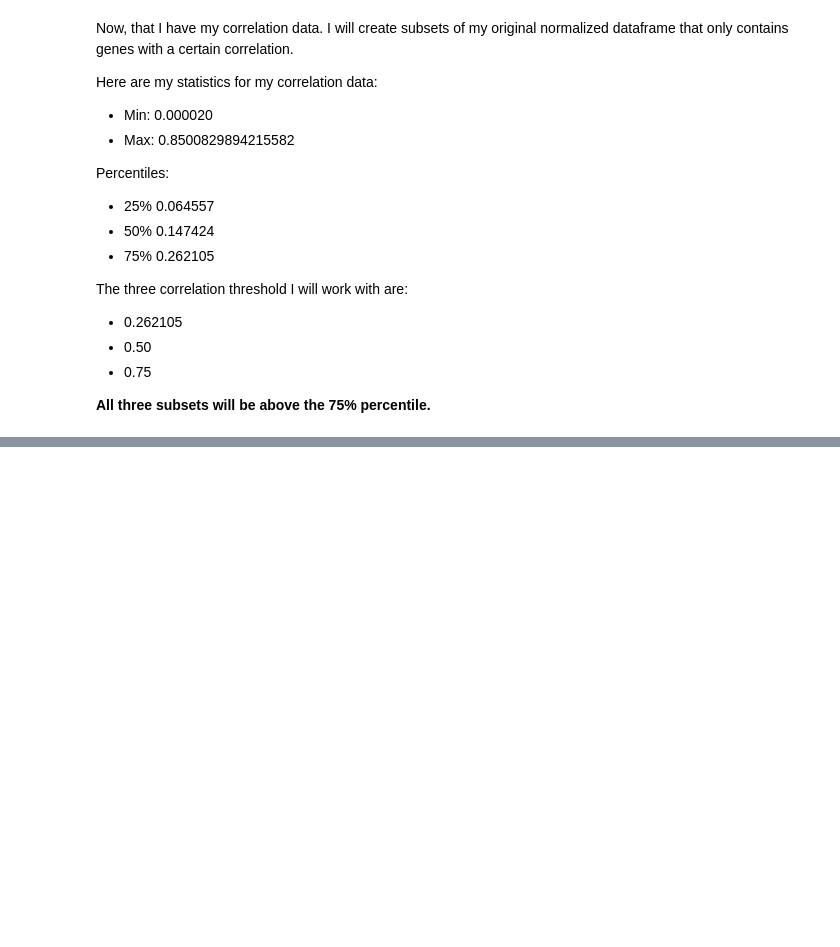
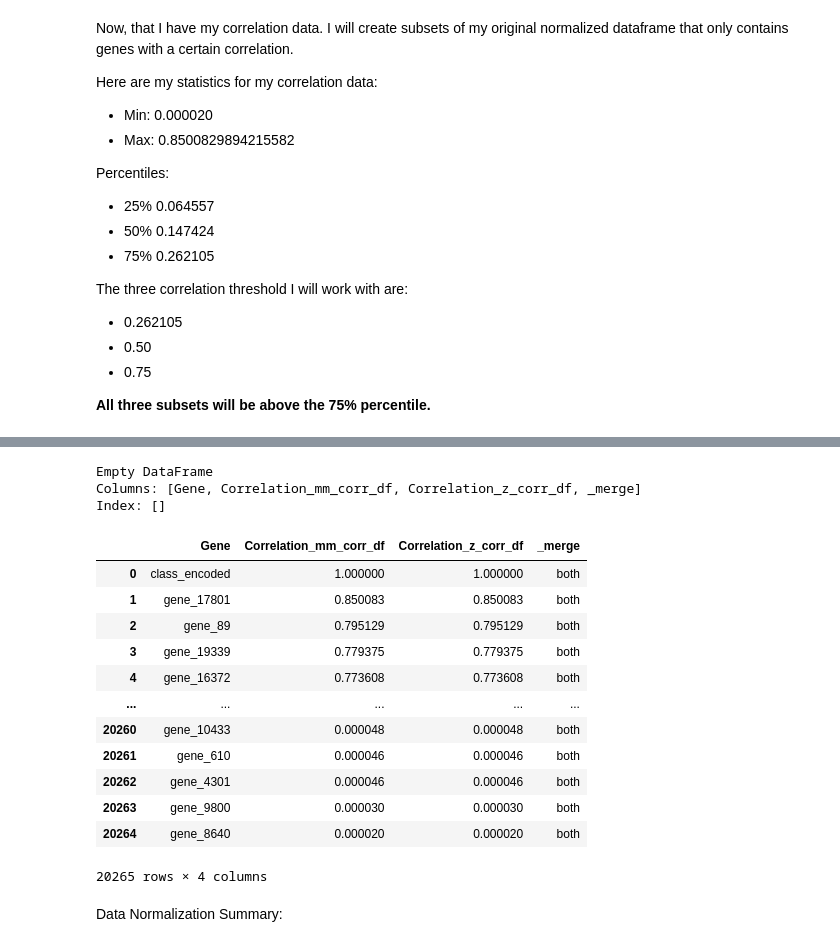
Before and after one commit to kimberly42787/Tumor-Classification-Using-RNA-Seq-Gene-Expression-Profiles, a Jupyter notebook: main.ipynb, the cells around one changed output, grey strips where cells are left out. Cells and saved outputs as stored; diff of their text form; code cells hidden in the pictures; blank space fills up the shorter version.

```diff
--- a/main.ipynb
+++ b/main.ipynb
@@ -278,6 +280,6 @@ correlation_columns = norm_min_max_df.iloc[:, 2:].select_dtypes(include=['float6
 correlations = norm_min_max_df[correlation_columns].corrwith(norm_min_max_df['class_encoded'])
 
 # Order the correlation by ordering the absolute values
-important_corr= correlations.abs().sort_values(ascending = False)
+important_m_corr= correlations.abs().sort_values(ascending = False)
 # %%
 # Convert Series into a Dataframe
@@ -339,0 +377,9 @@ min_max_subset_df_3 = df_corr_subset(norm_min_max_df, correlation_df, corr_thres
+# %%
+# Encoder
+LE = LabelEncoder()
+
+# Fit the encoder and transform the data
+norm_z_df['class_encoded'] = LE.fit_transform(norm_z_df['Class'])
+
+# Print to check
+print(norm_z_df['class_encoded'])
@@ -339,0 +399,48 @@ min_max_subset_df_3 = df_corr_subset(norm_min_max_df, correlation_df, corr_thres
+# %%
+# Grab only the numeric columns
+correlation_columns = norm_z_df.iloc[:, 2:].select_dtypes(include=['float64', 'int64']).columns
+
+# Check the correlation between each numeric colunm with the encoded target variable
+correlations = norm_z_df[correlation_columns].corrwith(norm_z_df['class_encoded'])
+
+# Order the correlation by ordering the absolute values
+important_z_corr= correlations.abs().sort_values(ascending = False)
+
+# Convert Series into a Dataframe
+z_corr_df = pd.DataFrame(important_z_corr)
+z_corr_df.reset_index(inplace=True)
+z_corr_df.columns = ['Gene', 'Correlation']
+
+# Save into a csv file
+z_corr_df.to_csv('z_correlation_results.csv', index=False)
+# %%
+# Compare the two correlation dataframe using the two normalization algorithm
+
+# Merge dataframes
+merged_corr_df = pd.merge(mm_corr_df, z_corr_df, on = 'Gene', suffixes= ('_mm_corr_df', '_z_corr_df'), how = 'outer', indicator = True)
+
+# Filter rows where values are different
+differing_rows = merged_corr_df[merged_corr_df['_merge'] != 'both']
+
+# Print the differing rows
+print(differing_rows)
+merged_corr_df
+# %% [output]
+Empty DataFrame
+Columns: [Gene, Correlation_mm_corr_df, Correlation_z_corr_df, _merge]
+Index: []
+|  | Gene | Correlation_mm_corr_df | Correlation_z_corr_df | _merge |
+| 0 | class_encoded | 1.000000 | 1.000000 | both |
+| 1 | gene_17801 | 0.850083 | 0.850083 | both |
+| 2 | gene_89 | 0.795129 | 0.795129 | both |
+| 3 | gene_19339 | 0.779375 | 0.779375 | both |
+| 4 | gene_16372 | 0.773608 | 0.773608 | both |
+| ... | ... | ... | ... | ... |
+| 20260 | gene_10433 | 0.000048 | 0.000048 | both |
+| 20261 | gene_610 | 0.000046 | 0.000046 | both |
+| 20262 | gene_4301 | 0.000046 | 0.000046 | both |
+| 20263 | gene_9800 | 0.000030 | 0.000030 | both |
+| 20264 | gene_8640 | 0.000020 | 0.000020 | both |
+20265 rows × 4 columns
+# %% [markdown]
+Data Normalization Summary:
```
Also changed, not shown: parts of 9 cells of this notebook, 2 other files.
